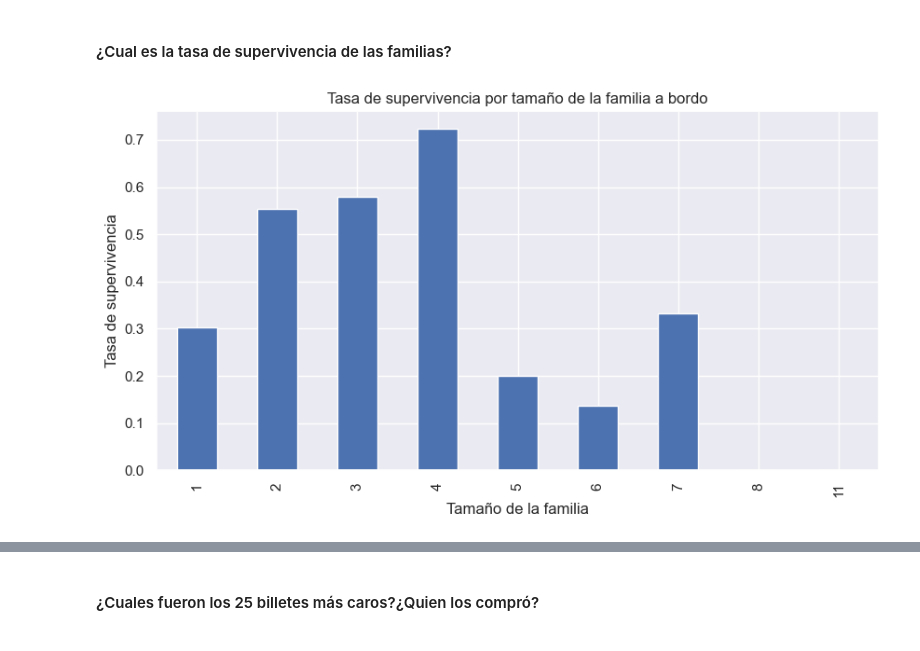
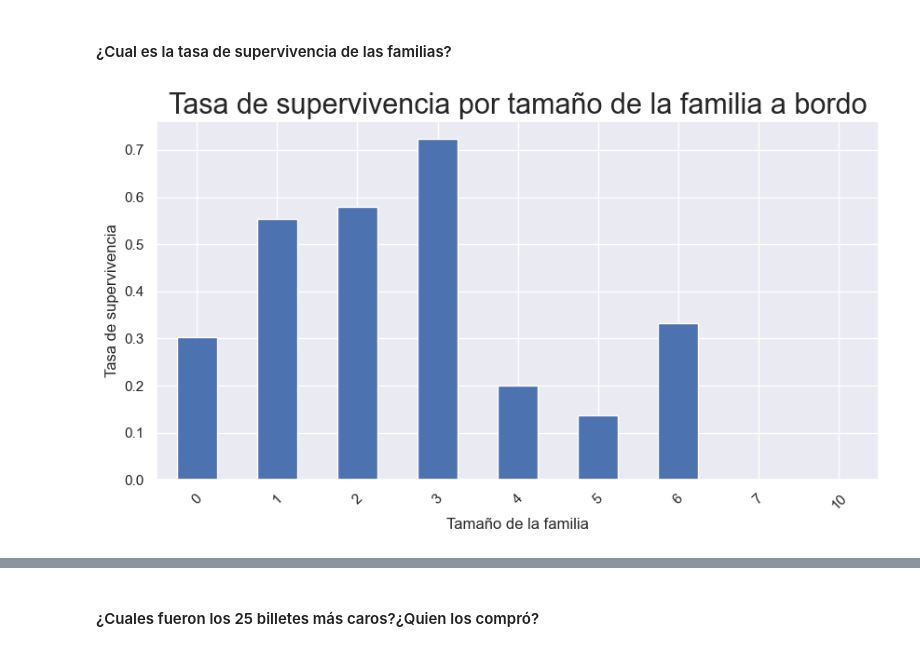
Before and after one commit to JaimeVecina/Ejercicio_Titanic_Proyecto, a Jupyter notebook: Ejercicio_Titanic.ipynb, the cells around one changed output, grey strips where cells are left out. Saved outputs shown, nothing was run; the diff lists cells and outputs as text; code cells hidden in the pictures.

```diff
--- a/Ejercicio_Titanic.ipynb
+++ b/Ejercicio_Titanic.ipynb
@@ -523,17 +478,18 @@ is_categorical_dtype is deprecated and will be removed in a future version. Use
 #### ¿Cual es la tasa de supervivencia de las familias?
 # %%
 # Calcular el tamaño de la familia
-df['Family'] = df['Parch'] + df['SibSp'] + 1
+df['Family'] = df['Parch'] + df['SibSp']
 
 # Calcular la tasa de supervivencia por tamaño de la familia
 Supervivientes_familia = df.groupby('Family')['Survived'].mean()
 
 # Visualizar la tasa de supervivencia por tamaño de la familia
 Supervivientes_familia.plot(kind='bar', figsize=(10, 5))
-plt.title('Tasa de supervivencia por tamaño de la familia a bordo')
+plt.title('Tasa de supervivencia por tamaño de la familia a bordo', fontsize=22)
 plt.xlabel('Tamaño de la familia')
 plt.ylabel('Tasa de supervivencia')
+plt.xticks(rotation=45)
 plt.show()
 # %% [output]
-[figure, old version]
+[figure, new version]
 # %% [markdown]
```
Also changed, not shown: parts of 48 cells of this notebook.
